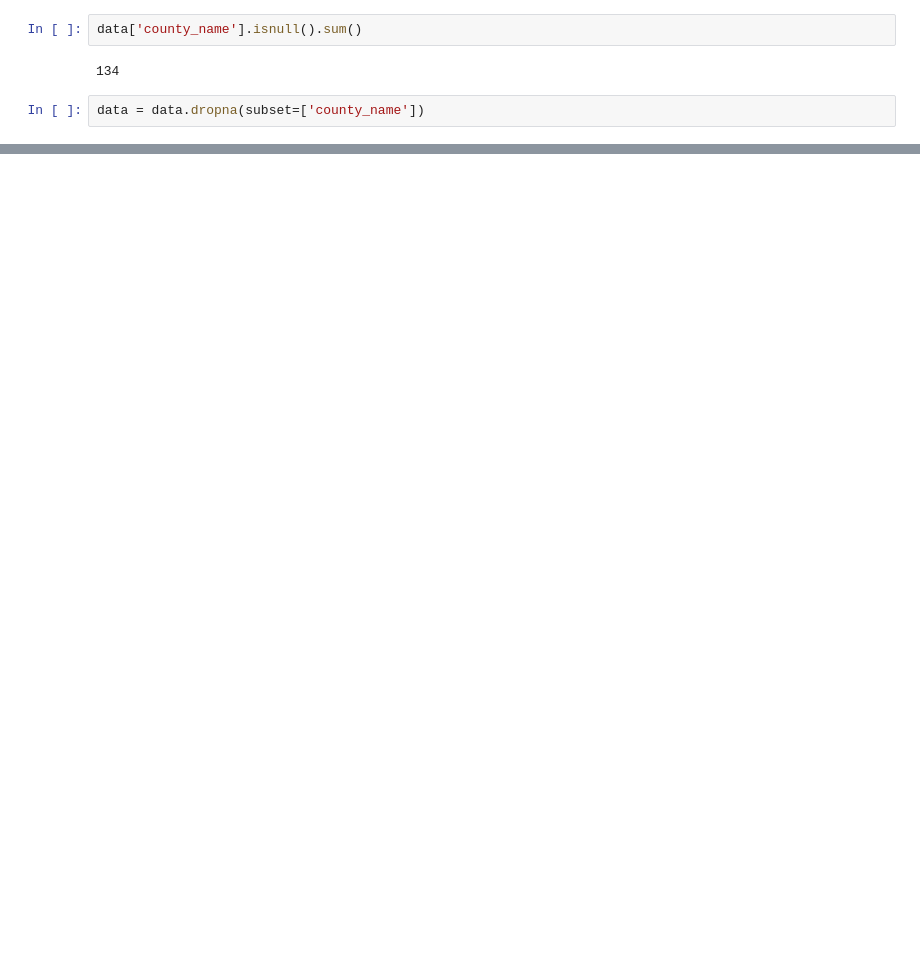
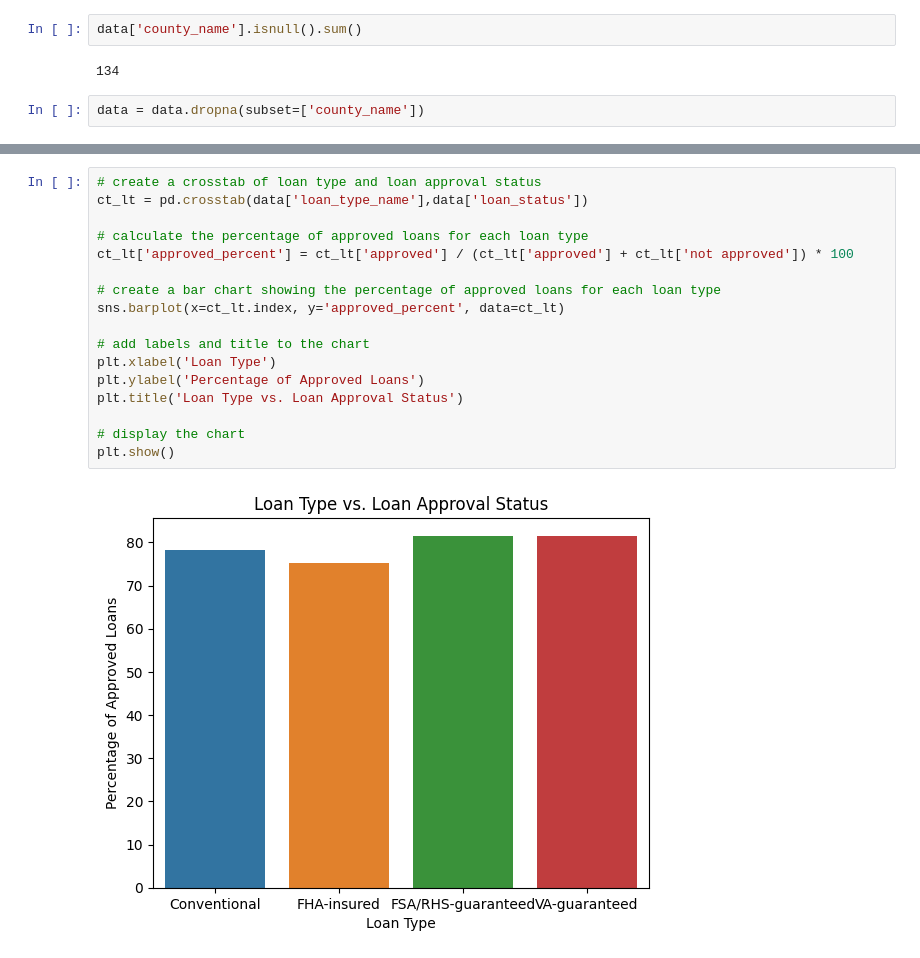
Before and after one commit to roski10/Project_Mortgages, a Jupyter notebook: notebook/Rohans_Project_Mortgages.ipynb, the cells around one changed output, grey strips where cells are left out. Cells and saved outputs as stored; diff of their text form; blank space fills up the shorter version.

```diff
--- a/notebook/Rohans_Project_Mortgages.ipynb
+++ b/notebook/Rohans_Project_Mortgages.ipynb
@@ -413,0 +566,19 @@ dtype: float64
+# %%
+# create a crosstab of loan type and loan approval status
+ct_lt = pd.crosstab(data['loan_type_name'],data['loan_status'])
+
+# calculate the percentage of approved loans for each loan type
+ct_lt['approved_percent'] = ct_lt['approved'] / (ct_lt['approved'] + ct_lt['not approved']) * 100
+
+# create a bar chart showing the percentage of approved loans for each loan type
+sns.barplot(x=ct_lt.index, y='approved_percent', data=ct_lt)
+
+# add labels and title to the chart
+plt.xlabel('Loan Type')
+plt.ylabel('Percentage of Approved Loans')
+plt.title('Loan Type vs. Loan Approval Status')
+
+# display the chart
+plt.show()
+# %% [output]
+[figure, added]
```
Also changed, not shown: parts of 48 cells of this notebook.
